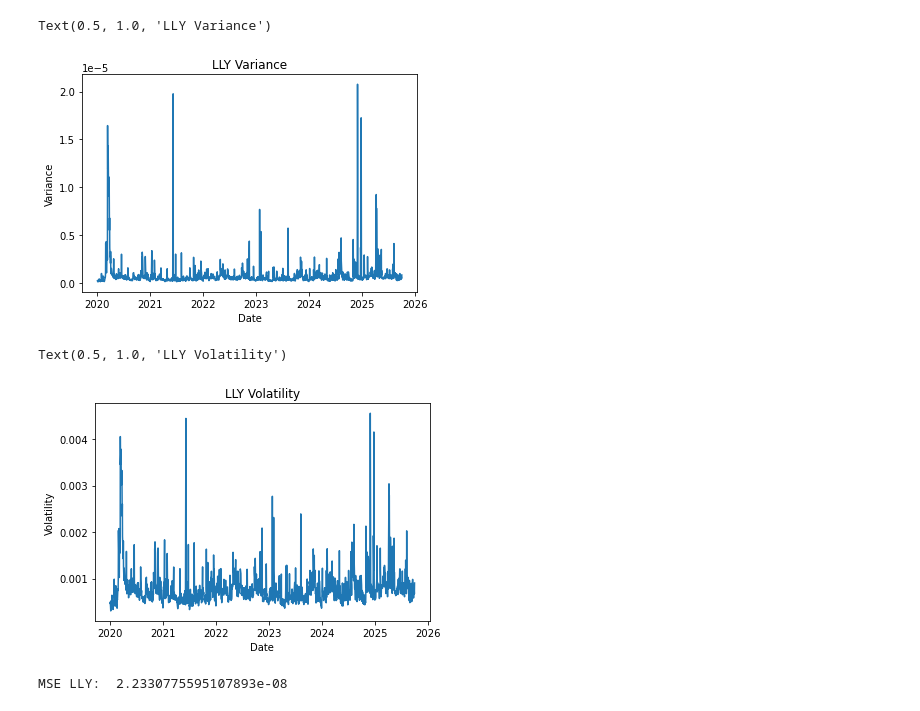
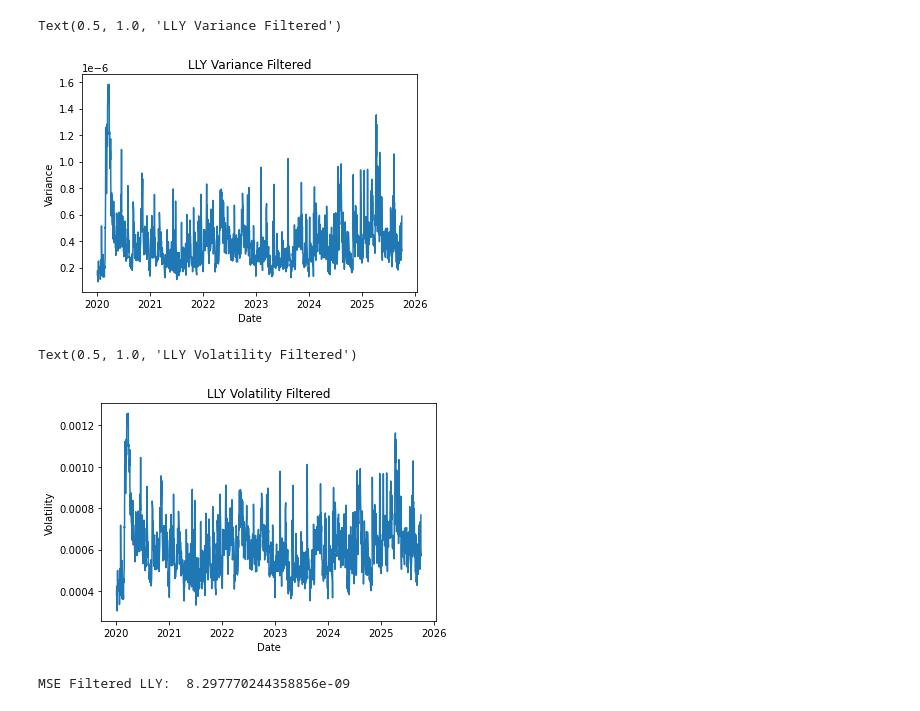
Before and after one commit to asalpert/msdas_practicum-project, a Jupyter notebook: data_preprocessing_outliers.ipynb, the cells around one changed output. Cells and saved outputs as stored; diff of their text form; code cells hidden in the pictures.

```diff
--- a/data_preprocessing_outliers.ipynb
+++ b/data_preprocessing_outliers.ipynb
@@ -151,9 +156,3 @@ LLY_returns = pd.DataFrame({
 })
 LLY_returns['time_stamp'] = pd.to_datetime(LLY_returns['time_stamp'], errors='coerce')
 daily_variance_LLY = LLY_returns.groupby(LLY_returns['time_stamp'].dt.floor("1D"))["log_return"].var()
-
-LLY_returns.set_index("time_stamp", inplace=True)
-LLY_returns.log_return.plot()
-plt.xlabel("Date")
-plt.ylabel("Returns")
-plt.title("LLY Returns")
@@ -162,0 +165,5 @@ Text(0.5, 1.0, 'LLY Returns')
+# %%
+lower_bound = LLY_returns["log_return"].quantile(0.0125)
+upper_bound = LLY_returns["log_return"].quantile(0.9875)
+LLY_returns_filtered = LLY_returns[(LLY_returns["log_return"] >= lower_bound) & (LLY_returns["log_return"] <= upper_bound)]
+daily_variance_LLY_filtered = LLY_returns_filtered.groupby(LLY_returns_filtered['time_stamp'].dt.floor("1D"))["log_return"].var()
@@ -163,22 +179,22 @@ Text(0.5, 1.0, 'LLY Returns')
 # %%
-plt.plot(daily_variance_LLY.index, daily_variance_LLY.values)
+plt.plot(daily_variance_LLY_filtered.index, daily_variance_LLY_filtered.values)
 plt.xlabel("Date")
 plt.ylabel("Variance")
-plt.title("LLY Variance")
+plt.title("LLY Variance Filtered")
 # %% [output]
-Text(0.5, 1.0, 'LLY Variance')
+Text(0.5, 1.0, 'LLY Variance Filtered')
-[figure, old version]
+[figure, new version]
 # %%
-daily_volatility_LLY = np.sqrt(daily_variance_LLY)
-plt.plot(daily_volatility_LLY.index, daily_volatility_LLY.values)
+daily_volatility_LLY_filtered = np.sqrt(daily_variance_LLY_filtered)
+plt.plot(daily_volatility_LLY_filtered.index, daily_volatility_LLY_filtered.values)
 plt.xlabel("Date")
 plt.ylabel("Volatility")
-plt.title("LLY Volatility")
+plt.title("LLY Volatility Filtered")
 # %% [output]
-Text(0.5, 1.0, 'LLY Volatility')
+Text(0.5, 1.0, 'LLY Volatility Filtered')
-[figure, old version]
+[figure, new version]
 # %%
-mse_LLY = ewma_predict_Days(daily_volatility_LLY, 0.94, 20, "MSE")
-print("MSE LLY: ", mse_LLY)
+mse_LLY = ewma_predict_Days(daily_volatility_LLY_filtered, 0.94, 20, "MSE")
+print("MSE Filtered LLY: ", mse_LLY)
 # %% [output]
-MSE LLY:  2.2330775595107893e-08
+MSE Filtered LLY:  8.297770244358856e-09
```
Also changed, not shown: parts of 17 cells of this notebook.
